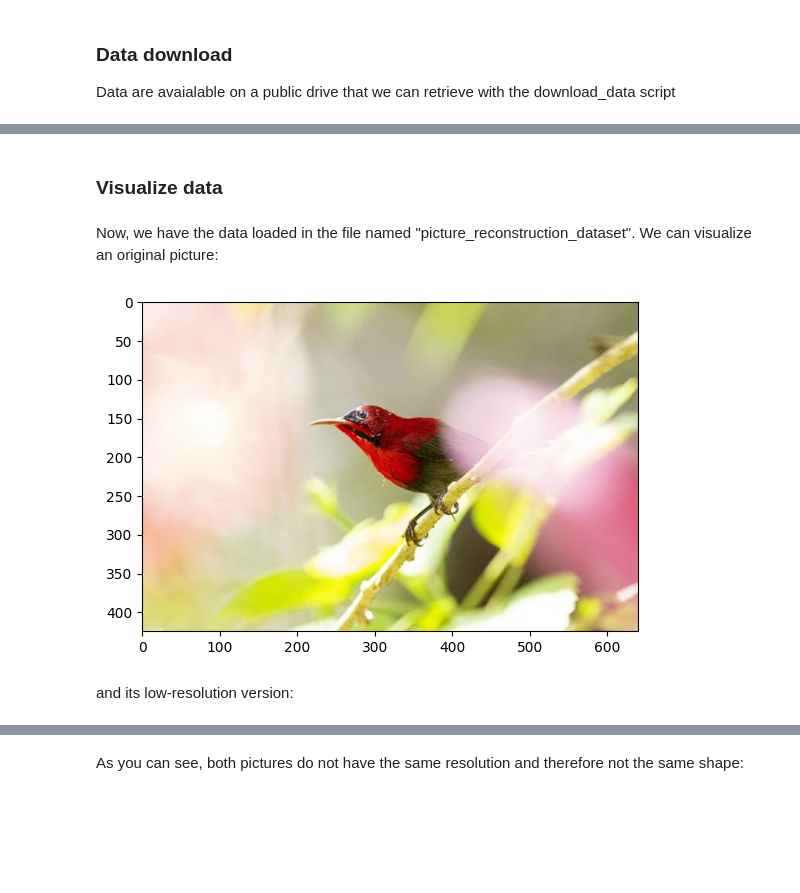
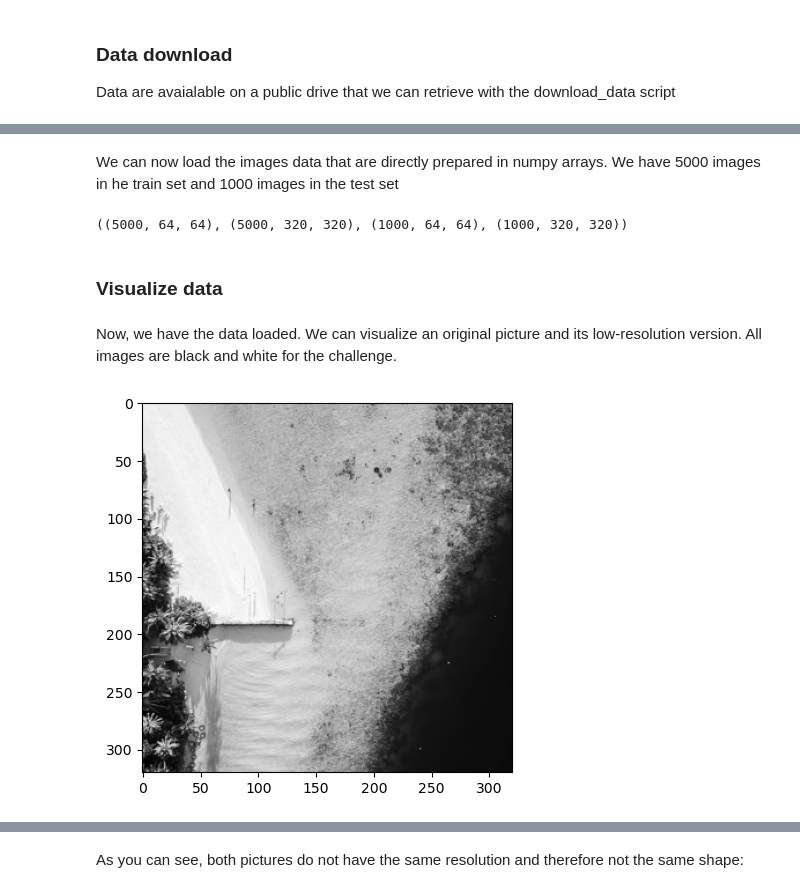
Before and after one commit to Nico9803/DATACAMP--RAMP, a Jupyter notebook: picture_reconstruction_starting_kit.ipynb, the cells around one changed output, grey strips where cells are left out. Saved outputs shown, nothing was run; the diff lists cells and outputs as text; code cells hidden in the pictures; blank space fills up the shorter version.

```diff
--- a/picture_reconstruction_starting_kit.ipynb
+++ b/picture_reconstruction_starting_kit.ipynb
@@ -93,16 +110,22 @@ import download_data
+# %% [markdown]
+We can now load the images data that are directly prepared in numpy arrays. We have 5000 images in he train set and 1000 images in the test set
+# %%
+data_repo = 'data/data/public/'
+X_train = np.load(data_repo + 'Xtrain.npy') / 255
+Y_train = np.load(data_repo + 'Ytrain.npy') / 255
+X_test = np.load(data_repo + 'Xtest.npy') / 255
+Y_test = np.load(data_repo + 'Ytest.npy') / 255
+X_train.shape, Y_train.shape, X_test.shape, Y_test.shape
+# %% [output]
+((5000, 64, 64), (5000, 320, 320), (1000, 64, 64), (1000, 320, 320))
 # %% [markdown]
 ### Visualize data <a class="anchor" id="visualize"></a>
 # %% [markdown]
-Now, we have the data loaded in the file named "picture_reconstruction_dataset". We can visualize an original picture:
+Now, we have the data loaded. We can visualize an original picture and its low-resolution version. All images are black and white for the challenge.
 # %%
-import matplotlib.pyplot as plt
-import matplotlib.image as mpimg
-
-data_repo_train = 'picture_reconstruction_dataset/Train/'
-img_hi=mpimg.imread(data_repo_train +'H00020_hi.jpg')
-imgplot = plt.imshow(img_hi)
+img_idx = 0
+# img_hi=mpimg.imread(data_repo_train +'H00020_hi.jpg')
+imgplot = plt.imshow(Y_train[img_idx], cmap='gray')
 # %% [output]
-[figure, old version]
+[figure, new version]
-# %% [markdown]
-and its low-resolution version:
 # %%
```
Also changed, not shown: parts of 4 cells of this notebook.
